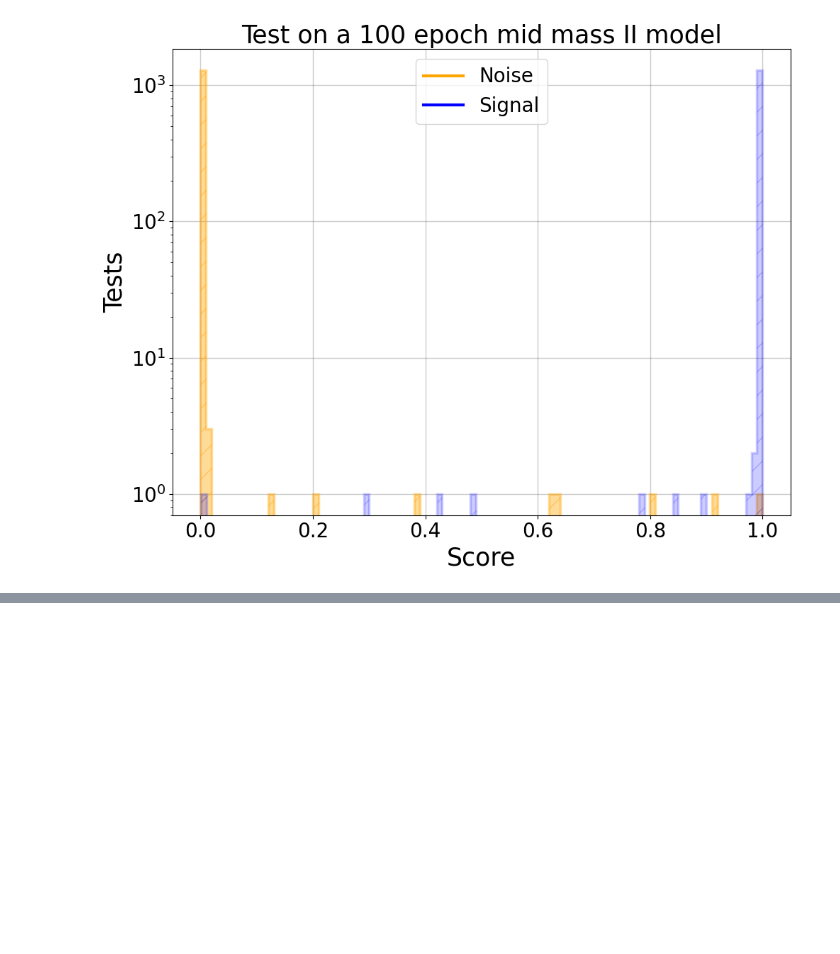
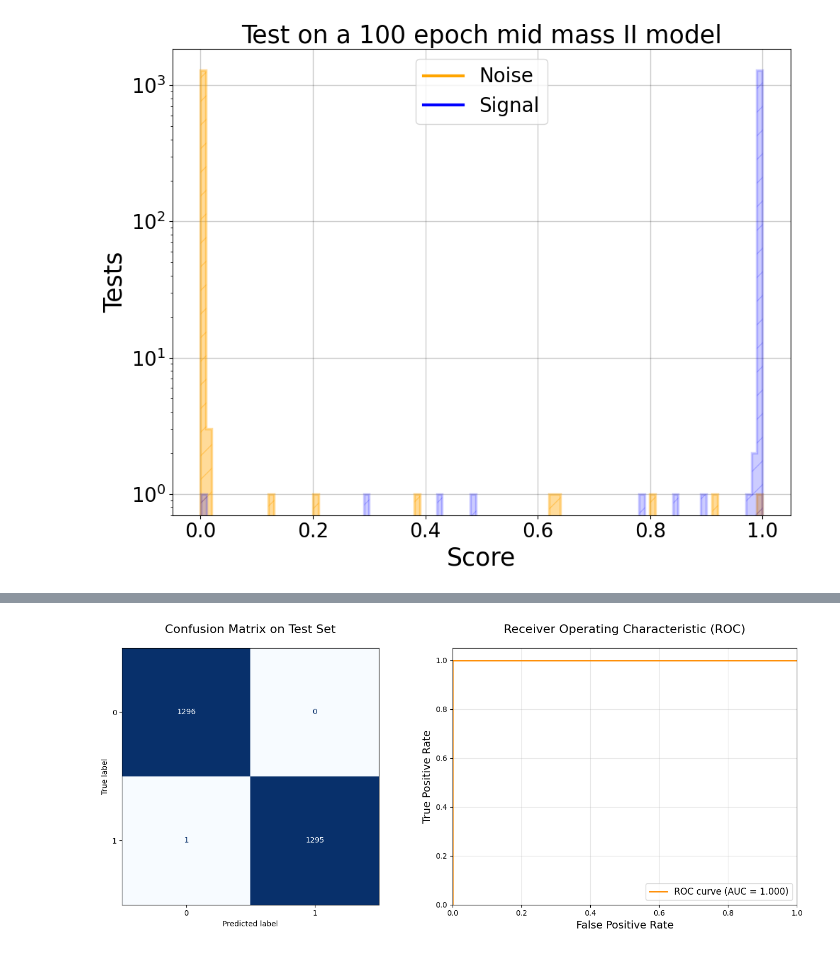
Before and after one commit to gaiavolpi/Thesis, a Jupyter notebook: 3_classification.ipynb, the cells around one changed output, grey strips where cells are left out. Drawn from its saved outputs; the diff is of its cells as text; code cells hidden in the pictures; blank space fills up the shorter version.

```diff
--- a/3_classification.ipynb
+++ b/3_classification.ipynb
@@ -520,0 +574,16 @@ plot_signal_noise(y_test_pred, title='Test on a 100 epoch mid mass II model')
+# %%
+model = tf.keras.models.load_model(model_path)
+y_test_pred = model.predict(X_test)
+y_test = y_test[:,0].astype('float32')
+pred = (y_test_pred > 0.4).astype(int)
+
+#loss, acc, tp, fp, recall = model.evaluate(test_dataset)
+acc = sklearn.metrics.accuracy_score(y_test, pred)
+precision = sklearn.metrics.precision_score(y_test, pred)
+recall = sklearn.metrics.recall_score(y_test, pred)
+roc_auc = sklearn.metrics.roc_auc_score(y_test, y_test_pred)
+
+print('Test Accuracy: {:.2f}%'.format(acc * 100))
+print('Test Precision: {:.2f}%'.format(precision * 100))
+print('Test Recall: {:.2f}%'.format(recall * 100))
+print('Test ROC AUC: {:.4f}'.format(roc_auc))
@@ -520,0 +598,26 @@ plot_signal_noise(y_test_pred, title='Test on a 100 epoch mid mass II model')
+# %%
+cm = sklearn.metrics.confusion_matrix(y_test, pred)
+fpr, tpr, thresholds = sklearn.metrics.roc_curve(y_test, y_test_pred)
+
+fig, axes = plt.subplots(1, 2, figsize=(14, 6))
+
+disp = sklearn.metrics.ConfusionMatrixDisplay(confusion_matrix=cm)
+disp.plot(cmap='Blues', ax=axes[0], colorbar=False)
+axes[0].set_title('Confusion Matrix on Test Set', fontsize=16, pad=20)
+
+
+axes[1].plot(fpr, tpr, color='darkorange', lw=2,
+             label=f'ROC curve (AUC = {roc_auc:.3f})')
+
+axes[1].set_xlim([0.0, 1.0])
+axes[1].set_ylim([0.0, 1.05])
+axes[1].set_xlabel('False Positive Rate', fontsize=14)
+axes[1].set_ylabel('True Positive Rate', fontsize=14)
+axes[1].set_title('Receiver Operating Characteristic (ROC)', fontsize=16, pad=20)
+axes[1].legend(loc='lower right', fontsize=12)
+axes[1].grid(alpha=0.3)
+
+plt.tight_layout()
+plt.show()
+# %% [output]
+[figure, added]
```
Also changed, not shown: parts of 17 cells of this notebook, 23 other files.
